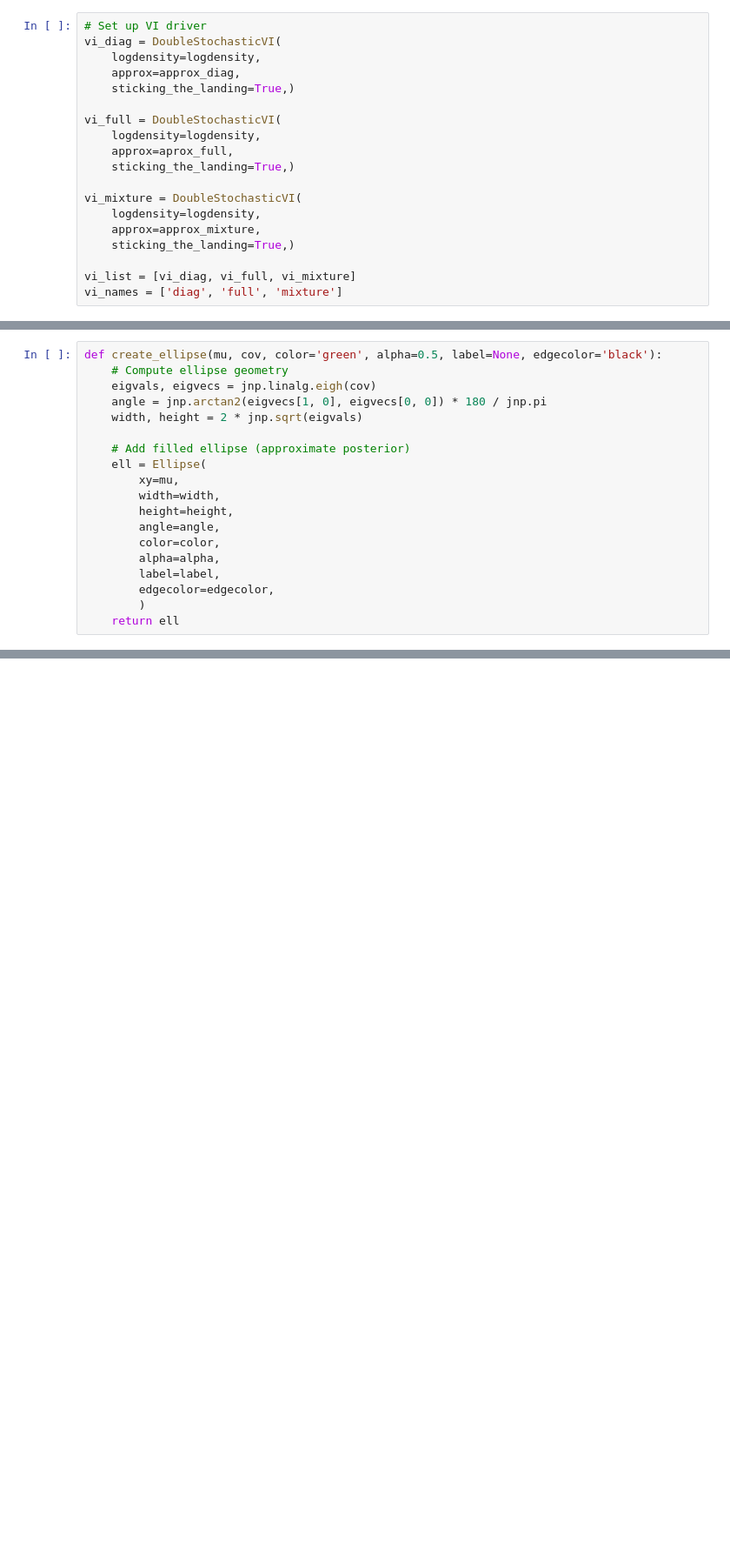
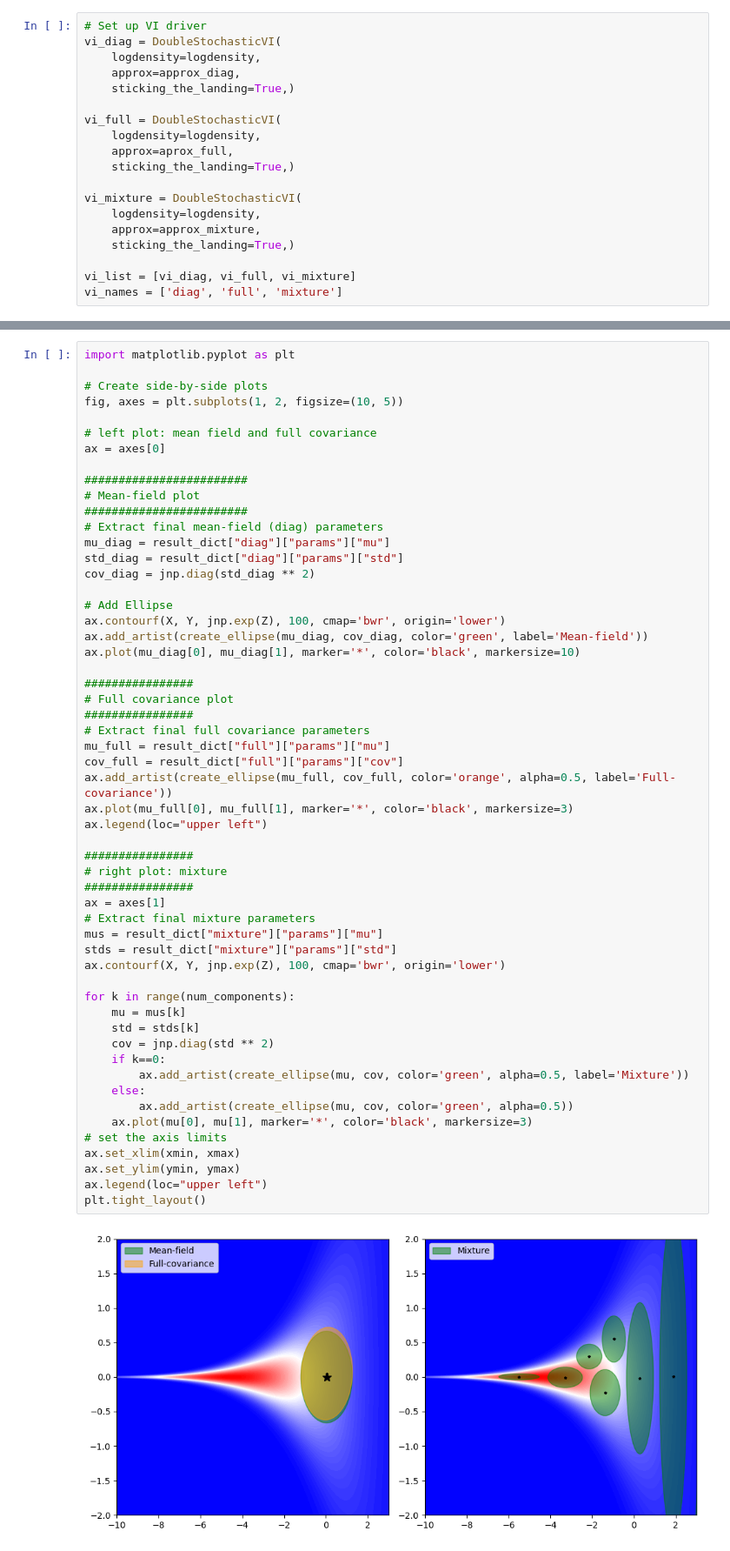
Before and after one commit to alexxthiery/mcjax, a Jupyter notebook: notebooks/variational/Funnel_doubleStochVI.ipynb, the cells around one changed output, grey strips where cells are left out. Shown at 87% size. Drawn from its saved outputs; the diff is of its cells as text; blank space fills up the shorter version.

```diff
--- a/notebooks/variational/Funnel_doubleStochVI.ipynb
+++ b/notebooks/variational/Funnel_doubleStochVI.ipynb
@@ -181,19 +116,0 @@ result_dict["full"]["params"]
-# %%
-def create_ellipse(mu, cov, color='green', alpha=0.5, label=None, edgecolor='black'):
-    # Compute ellipse geometry
-    eigvals, eigvecs = jnp.linalg.eigh(cov)
-    angle = jnp.arctan2(eigvecs[1, 0], eigvecs[0, 0]) * 180 / jnp.pi
-    width, height = 2 * jnp.sqrt(eigvals)
-
-    # Add filled ellipse (approximate posterior)
-    ell = Ellipse(
-        xy=mu,
-        width=width,
-        height=height,
-        angle=angle,
-        color=color,
-        alpha=alpha,
-        label=label,
-        edgecolor=edgecolor,
-        )
-    return ell
@@ -500,0 +117,57 @@ animation.save('mixture_gaussian_variational_approx.mp4', fps=10, dpi=300)
+# %%
+import matplotlib.pyplot as plt
+
+# Create side-by-side plots
+fig, axes = plt.subplots(1, 2, figsize=(10, 5))
+
+# left plot: mean field and full covariance
+ax = axes[0]
+
+########################
+# Mean-field plot
+########################
+# Extract final mean-field (diag) parameters
+mu_diag = result_dict["diag"]["params"]["mu"]
+std_diag = result_dict["diag"]["params"]["std"]
+cov_diag = jnp.diag(std_diag ** 2)
+
+# Add Ellipse
+ax.contourf(X, Y, jnp.exp(Z), 100, cmap='bwr', origin='lower')
+ax.add_artist(create_ellipse(mu_diag, cov_diag, color='green', label='Mean-field'))
+ax.plot(mu_diag[0], mu_diag[1], marker='*', color='black', markersize=10)
+
+################
+# Full covariance plot
+################
+# Extract final full covariance parameters
+mu_full = result_dict["full"]["params"]["mu"]
+cov_full = result_dict["full"]["params"]["cov"]
+ax.add_artist(create_ellipse(mu_full, cov_full, color='orange', alpha=0.5, label='Full-covariance'))
+ax.plot(mu_full[0], mu_full[1], marker='*', color='black', markersize=3)
+ax.legend(loc="upper left")
+
+################
+# right plot: mixture
+################
+ax = axes[1]
+# Extract final mixture parameters
+mus = result_dict["mixture"]["params"]["mu"]
+stds = result_dict["mixture"]["params"]["std"]
+ax.contourf(X, Y, jnp.exp(Z), 100, cmap='bwr', origin='lower')
+
+for k in range(num_components):
+    mu = mus[k]
+    std = stds[k]
+    cov = jnp.diag(std ** 2)
+    if k==0:
+        ax.add_artist(create_ellipse(mu, cov, color='green', alpha=0.5, label='Mixture'))
+    else:
+        ax.add_artist(create_ellipse(mu, cov, color='green', alpha=0.5))
+    ax.plot(mu[0], mu[1], marker='*', color='black', markersize=3)
+# set the axis limits
+ax.set_xlim(xmin, xmax)
+ax.set_ylim(ymin, ymax)
+ax.legend(loc="upper left")
+plt.tight_layout()
+# %% [output]
+[figure, added]
```
Also changed, not shown: parts of 28 cells of this notebook, 4 other files.
